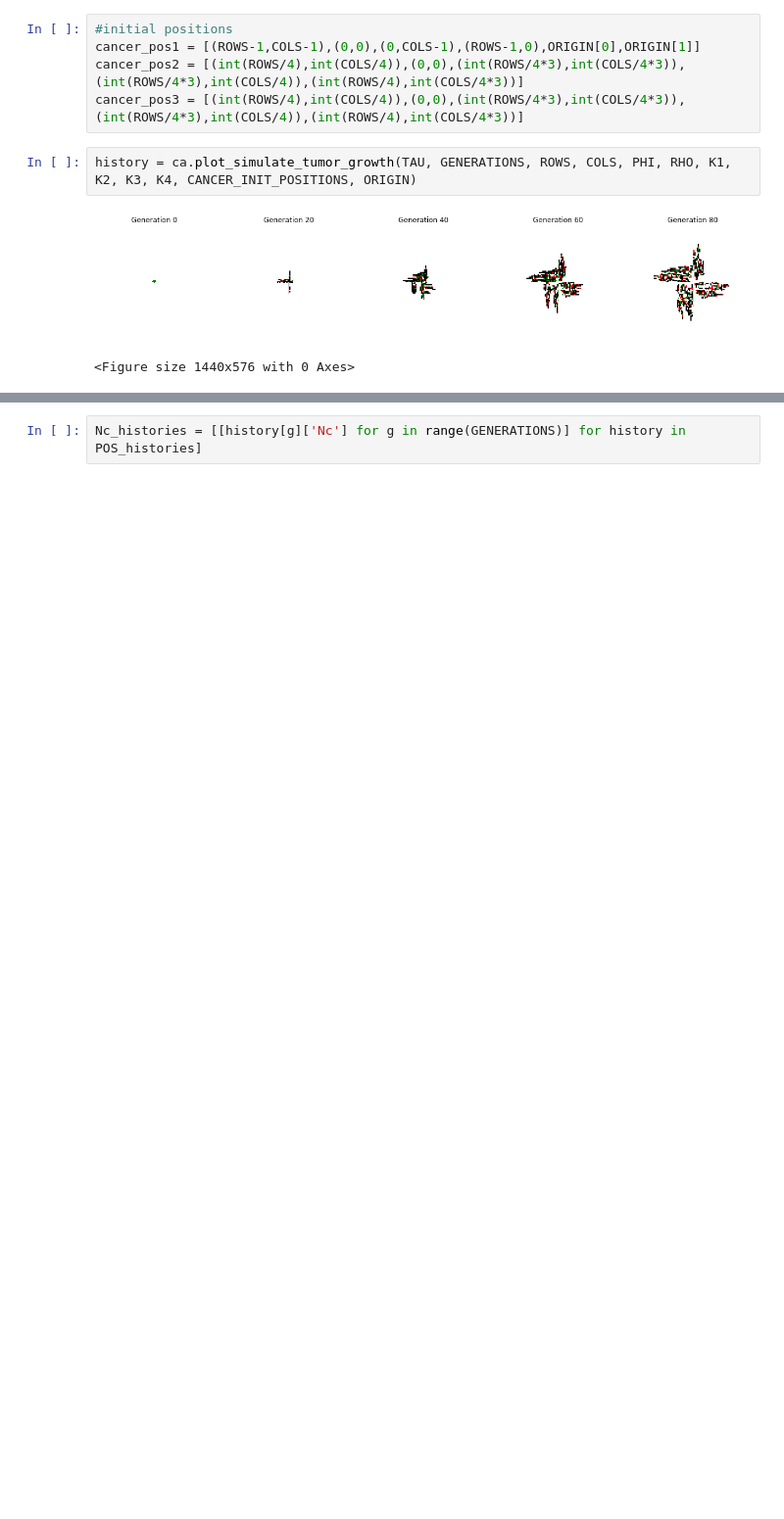
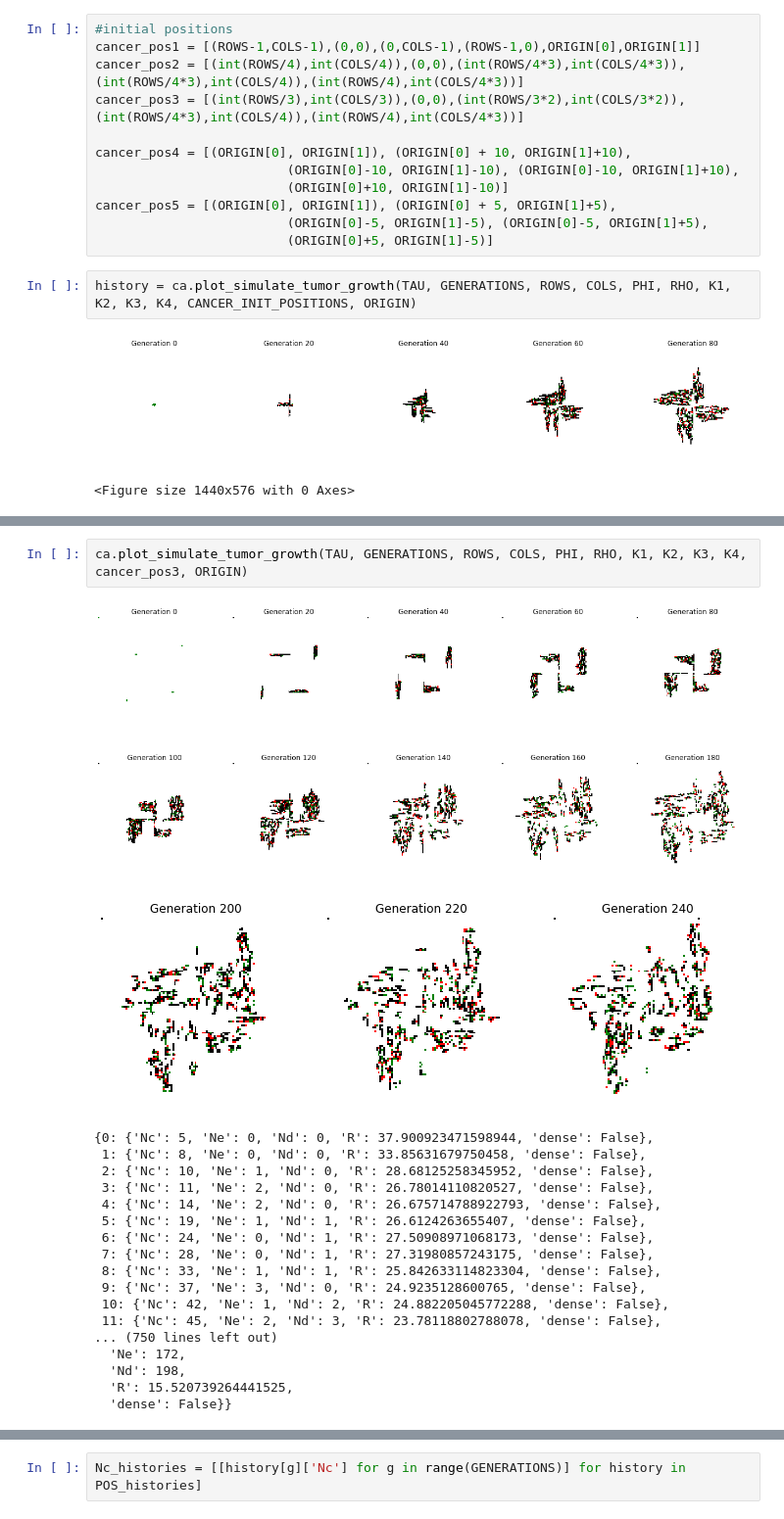
Before and after one commit to shreyaraghavendra/css_group_6, a Jupyter notebook: code/initial_cond.ipynb, the cells around one changed output, grey strips where cells are left out. Shown: that part at 98% size. Cells and saved outputs as stored; diff of their text form; blank space fills up the shorter version.

```diff
--- a/code/initial_cond.ipynb
+++ b/code/initial_cond.ipynb
@@ -19,7 +19,14 @@ TAU = 7
 #initial positions
 cancer_pos1 = [(ROWS-1,COLS-1),(0,0),(0,COLS-1),(ROWS-1,0),ORIGIN[0],ORIGIN[1]]
 cancer_pos2 = [(int(ROWS/4),int(COLS/4)),(0,0),(int(ROWS/4*3),int(COLS/4*3)),(int(ROWS/4*3),int(COLS/4)),(int(ROWS/4),int(COLS/4*3))]
-cancer_pos3 = [(int(ROWS/4),int(COLS/4)),(0,0),(int(ROWS/4*3),int(COLS/4*3)),(int(ROWS/4*3),int(COLS/4)),(int(ROWS/4),int(COLS/4*3))]
+cancer_pos3 = [(int(ROWS/3),int(COLS/3)),(0,0),(int(ROWS/3*2),int(COLS/3*2)),(int(ROWS/4*3),int(COLS/4)),(int(ROWS/4),int(COLS/4*3))]
+
+cancer_pos4 = [(ORIGIN[0], ORIGIN[1]), (ORIGIN[0] + 10, ORIGIN[1]+10),
+                         (ORIGIN[0]-10, ORIGIN[1]-10), (ORIGIN[0]-10, ORIGIN[1]+10),
+                         (ORIGIN[0]+10, ORIGIN[1]-10)]
+cancer_pos5 = [(ORIGIN[0], ORIGIN[1]), (ORIGIN[0] + 5, ORIGIN[1]+5),
+                         (ORIGIN[0]-5, ORIGIN[1]-5), (ORIGIN[0]-5, ORIGIN[1]+5),
+                         (ORIGIN[0]+5, ORIGIN[1]-5)]
 # %%
 history = ca.plot_simulate_tumor_growth(TAU, GENERATIONS, ROWS, COLS, PHI, RHO, K1, K2, K3, K4, CANCER_INIT_POSITIONS, ORIGIN)
 # %% [output]
@@ -41,0 +85,23 @@ history = ca.plot_simulate_tumor_growth(TAU, GENERATIONS, ROWS, COLS, PHI, RHO,
+# %%
+ca.plot_simulate_tumor_growth(TAU, GENERATIONS, ROWS, COLS, PHI, RHO, K1, K2, K3, K4, cancer_pos3, ORIGIN)
+# %% [output]
+[figure, added]
+[figure, added]
+[figure, added]
+{0: {'Nc': 5, 'Ne': 0, 'Nd': 0, 'R': 37.900923471598944, 'dense': False},
+ 1: {'Nc': 8, 'Ne': 0, 'Nd': 0, 'R': 33.85631679750458, 'dense': False},
+ 2: {'Nc': 10, 'Ne': 1, 'Nd': 0, 'R': 28.68125258345952, 'dense': False},
+ 3: {'Nc': 11, 'Ne': 2, 'Nd': 0, 'R': 26.78014110820527, 'dense': False},
+ 4: {'Nc': 14, 'Ne': 2, 'Nd': 0, 'R': 26.675714788922793, 'dense': False},
+ 5: {'Nc': 19, 'Ne': 1, 'Nd': 1, 'R': 26.6124263655407, 'dense': False},
+ 6: {'Nc': 24, 'Ne': 0, 'Nd': 1, 'R': 27.50908971068173, 'dense': False},
+ 7: {'Nc': 28, 'Ne': 0, 'Nd': 1, 'R': 27.31980857243175, 'dense': False},
+ 8: {'Nc': 33, 'Ne': 1, 'Nd': 1, 'R': 25.842633114823304, 'dense': False},
+ 9: {'Nc': 37, 'Ne': 3, 'Nd': 0, 'R': 24.9235128600765, 'dense': False},
+ 10: {'Nc': 42, 'Ne': 1, 'Nd': 2, 'R': 24.882205045772288, 'dense': False},
+ 11: {'Nc': 45, 'Ne': 2, 'Nd': 3, 'R': 23.78118802788078, 'dense': False},
+... (750 lines left out)
+  'Ne': 172,
+  'Nd': 198,
+  'R': 15.520739264441525,
+  'dense': False}}
```
Also changed, not shown: parts of 8 cells of this notebook, 1 other file.
